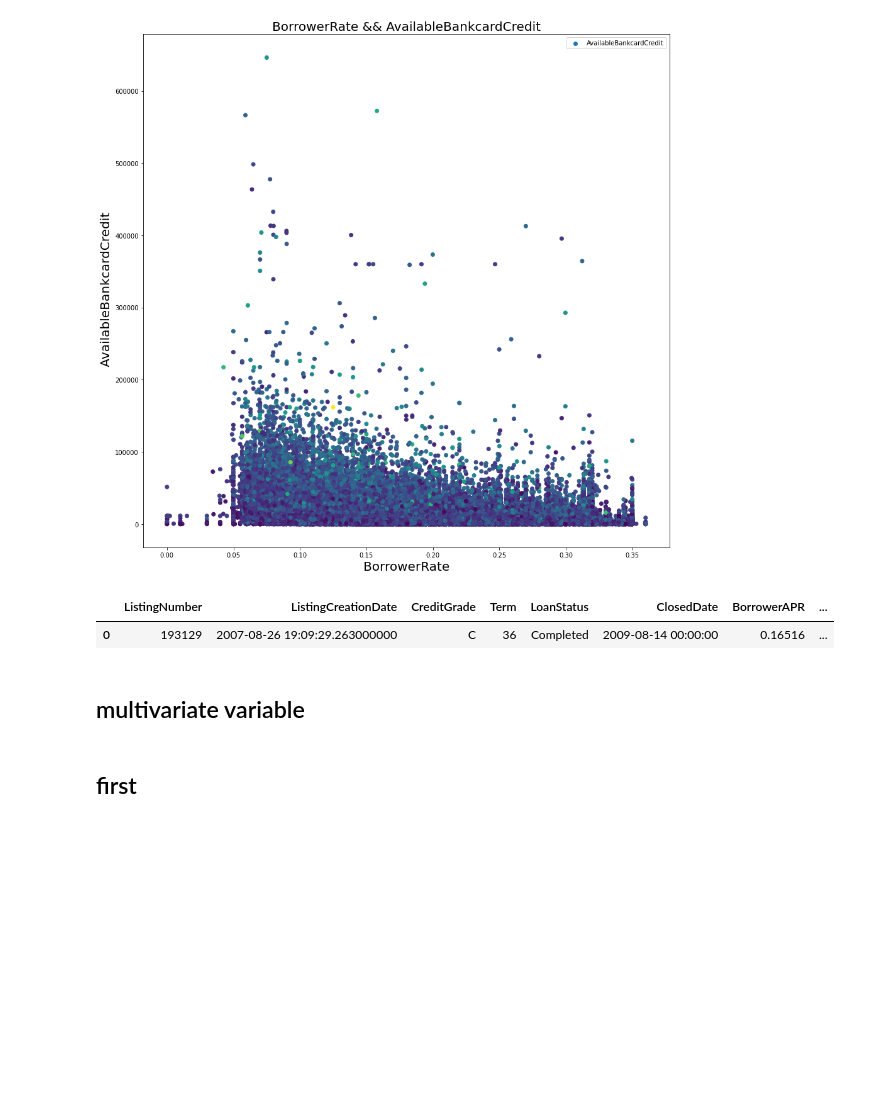
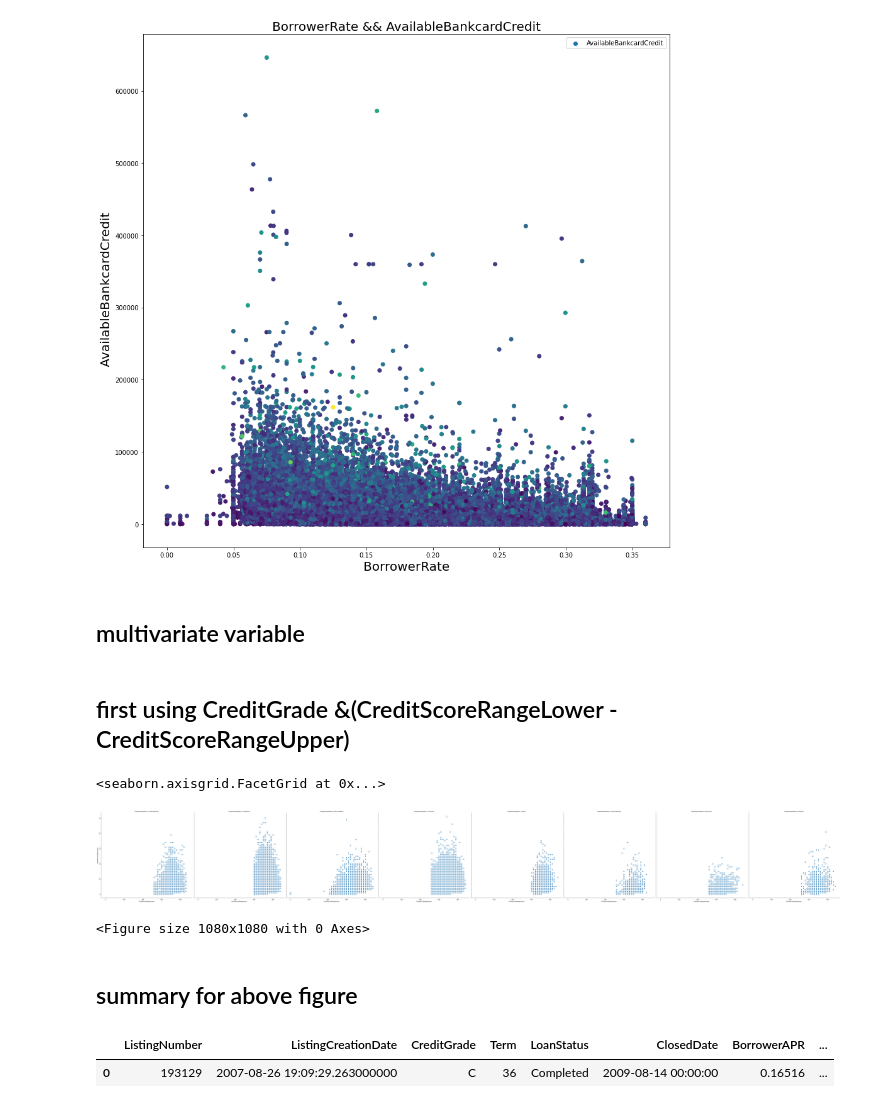
Before and after one commit to ahmed-hassan1997/Data-Analysis-Visualization, a Jupyter notebook: data_visualization.ipynb, the cells around one changed output. Drawn from its saved outputs; the diff is of its cells as text; code cells hidden in the pictures; blank space fills up the shorter version.

```diff
--- a/data_visualization.ipynb
+++ b/data_visualization.ipynb
@@ -321,12 +321,23 @@ plt.legend()
 # %% [output]
 <matplotlib.legend.Legend at 0x...>
 [figure]
+# %% [markdown]
+## multivariate variable
+# %% [markdown]
+## first using CreditGrade &(CreditScoreRangeLower - CreditScoreRangeUpper)
+# %%
+g = sns.FacetGrid(data = df , col = 'EmploymentStatus' , size = 10 )
+g.map(plt.scatter , 'CreditScoreRangeLower' ,'OpenRevolvingAccounts')
+plt.figure(figsize=(15,15))
+g.add_legend()
+# %% [output]
+<seaborn.axisgrid.FacetGrid at 0x...>
+[figure, added]
+<Figure size 1080x1080 with 0 Axes>
+# %% [markdown]
+## summary for above figure
 # %%
 df.head(1)
 # %% [output]
 |  | ListingNumber | ListingCreationDate | CreditGrade | Term | LoanStatus | ClosedDate | BorrowerAPR | ... |
 | 0 | 193129 | 2007-08-26 19:09:29.263000000 | C | 36 | Completed | 2009-08-14 00:00:00 | 0.16516 | ... |
-# %% [markdown]
-## multivariate variable
-# %% [markdown]
-## first
```
Also changed, not shown: parts of 4 cells of this notebook.
